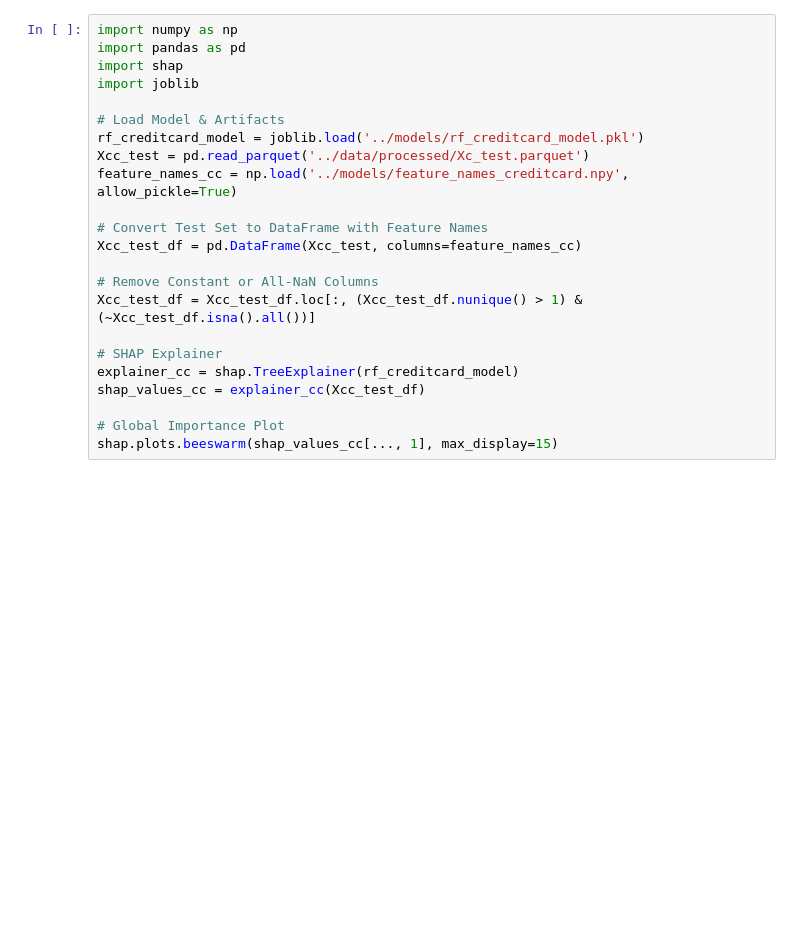
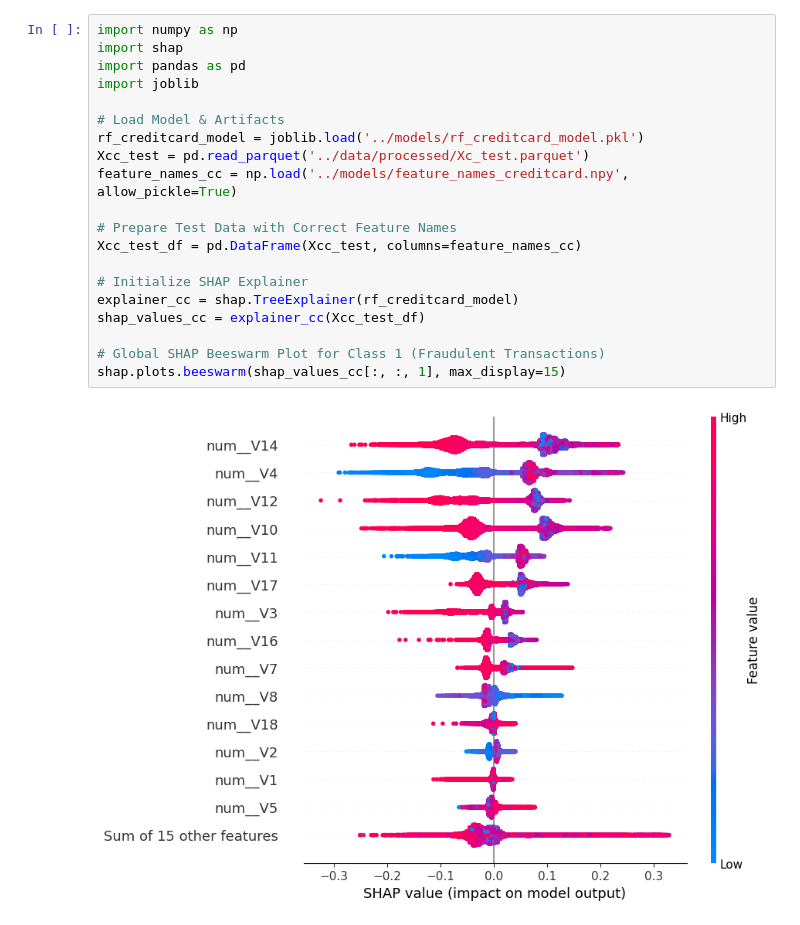
Before and after one commit to NuryeNigusMekonen/Improved-detection-of-fraud-cases-for-e-commerce-and-bank-transactions, a Jupyter notebook: notebook/shap_model_explain.ipynb, the cells around one changed output. Cells and saved outputs as stored; diff of their text form; blank space fills up the shorter version.

```diff
--- a/notebook/shap_model_explain.ipynb
+++ b/notebook/shap_model_explain.ipynb
@@ -40,24 +47,23 @@ TypeError: only length-1 arrays can be converted to Python scalars
 # %%
 import numpy as np
+import shap
 import pandas as pd
-import shap
 import joblib
 
 # Load Model & Artifacts
 rf_creditcard_model = joblib.load('../models/rf_creditcard_model.pkl')
 Xcc_test = pd.read_parquet('../data/processed/Xc_test.parquet')
 feature_names_cc = np.load('../models/feature_names_creditcard.npy', allow_pickle=True)
 
-# Convert Test Set to DataFrame with Feature Names
+# Prepare Test Data with Correct Feature Names
 Xcc_test_df = pd.DataFrame(Xcc_test, columns=feature_names_cc)
 
-# Remove Constant or All-NaN Columns
-Xcc_test_df = Xcc_test_df.loc[:, (Xcc_test_df.nunique() > 1) & (~Xcc_test_df.isna().all())]
-
-# SHAP Explainer
+# Initialize SHAP Explainer
 explainer_cc = shap.TreeExplainer(rf_creditcard_model)
 shap_values_cc = explainer_cc(Xcc_test_df)
 
-# Global Importance Plot
-shap.plots.beeswarm(shap_values_cc[..., 1], max_display=15)
+# Global SHAP Beeswarm Plot for Class 1 (Fraudulent Transactions)
+shap.plots.beeswarm(shap_values_cc[:, :, 1], max_display=15)
+# %% [output]
+[figure, added]
 # %%
```
Also changed, not shown: parts of 6 cells of this notebook, 5 other files.
